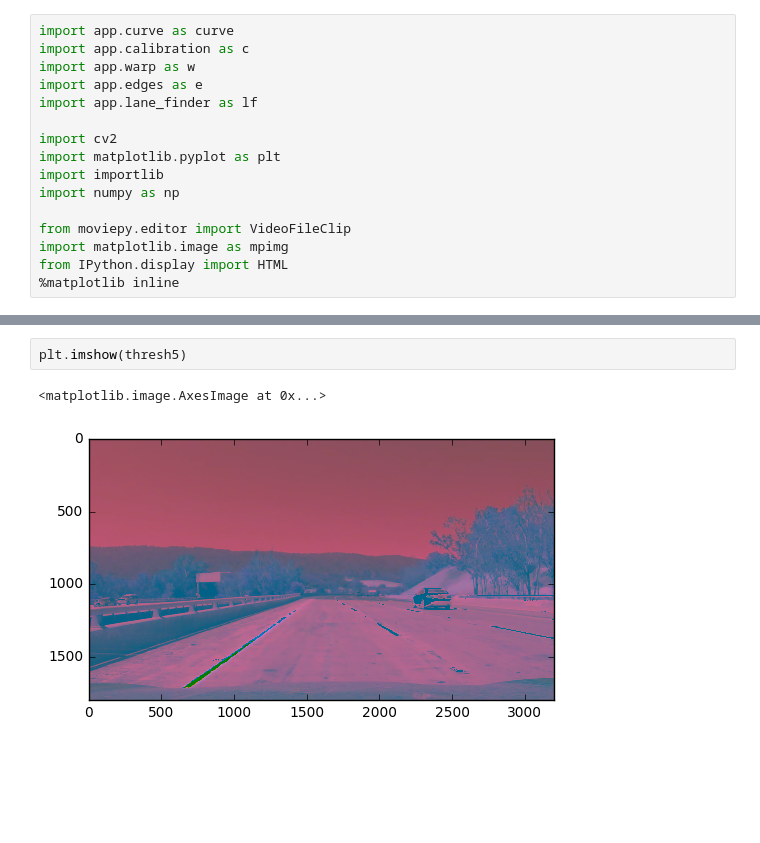
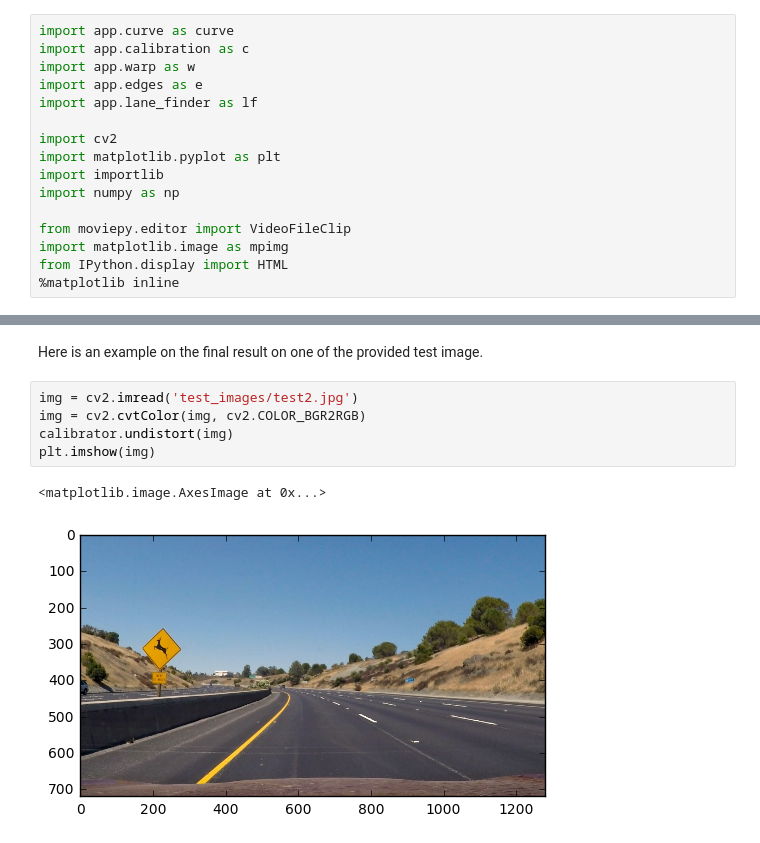
Before and after one commit to tadasdanielius/CarND-Advanced-Lane-Lines, a Jupyter notebook: report.ipynb, the cells around one changed output, grey strips where cells are left out. Drawn from its saved outputs; the diff is of its cells as text; blank space fills up the shorter version.

```diff
--- a/report.ipynb
+++ b/report.ipynb
@@ -196,5 +57,10 @@ plt.imshow(thresh1)
-# %%
-plt.imshow(thresh5)
-# %% [output]
-<matplotlib.image.AxesImage at 0x...>
-[figure, removed]
+# %% [markdown]
+Here is an example on the final result on one of the provided test image.
+# %%
+img = cv2.imread('test_images/test2.jpg')
+img = cv2.cvtColor(img, cv2.COLOR_BGR2RGB)
+calibrator.undistort(img)
+plt.imshow(img)
+# %% [output]
+<matplotlib.image.AxesImage at 0x...>
+[figure, added]
```
Also changed, not shown: parts of 25 cells of this notebook, 3 other files.
